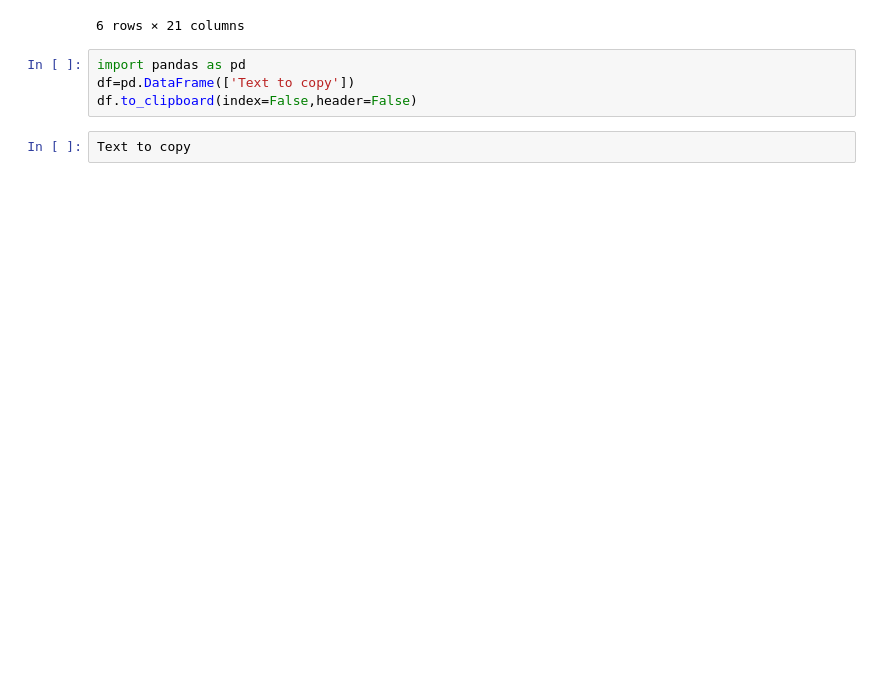
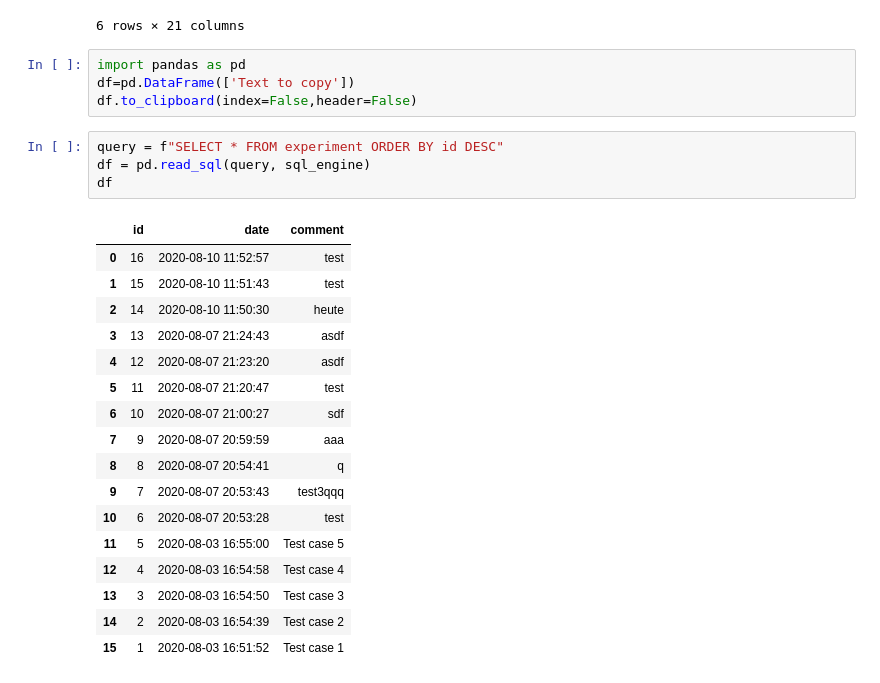
Before and after one commit to kromerh/FNL_Neutron_Generator_Control, a Jupyter notebook: 01.Database/Test.ipynb, the cells around one changed output. Drawn from its saved outputs; the diff is of its cells as text; blank space fills up the shorter version.

```diff
--- a/01.Database/Test.ipynb
+++ b/01.Database/Test.ipynb
@@ -375,5 +375,25 @@ df[ df['TABLE_NAME'] == 'live_hv_dose' ]
 import pandas as pd
 df=pd.DataFrame(['Text to copy'])
 df.to_clipboard(index=False,header=False)
-# %%
-Text to copy
+# %%
+query = f"SELECT * FROM experiment ORDER BY id DESC"
+df = pd.read_sql(query, sql_engine)
+df
+# %% [output]
+|  | id | date | comment |
+| 0 | 16 | 2020-08-10 11:52:57 | test |
+| 1 | 15 | 2020-08-10 11:51:43 | test |
+| 2 | 14 | 2020-08-10 11:50:30 | heute |
+| 3 | 13 | 2020-08-07 21:24:43 | asdf |
+| 4 | 12 | 2020-08-07 21:23:20 | asdf |
+| 5 | 11 | 2020-08-07 21:20:47 | test |
+| 6 | 10 | 2020-08-07 21:00:27 | sdf |
+| 7 | 9 | 2020-08-07 20:59:59 | aaa |
+| 8 | 8 | 2020-08-07 20:54:41 | q |
+| 9 | 7 | 2020-08-07 20:53:43 | test3qqq |
+| 10 | 6 | 2020-08-07 20:53:28 | test |
+| 11 | 5 | 2020-08-03 16:55:00 | Test case 5 |
+| 12 | 4 | 2020-08-03 16:54:58 | Test case 4 |
+| 13 | 3 | 2020-08-03 16:54:50 | Test case 3 |
+| 14 | 2 | 2020-08-03 16:54:39 | Test case 2 |
+| 15 | 1 | 2020-08-03 16:51:52 | Test case 1 |
```
Also changed, not shown: parts of 2 cells of this notebook, 6 other files.
